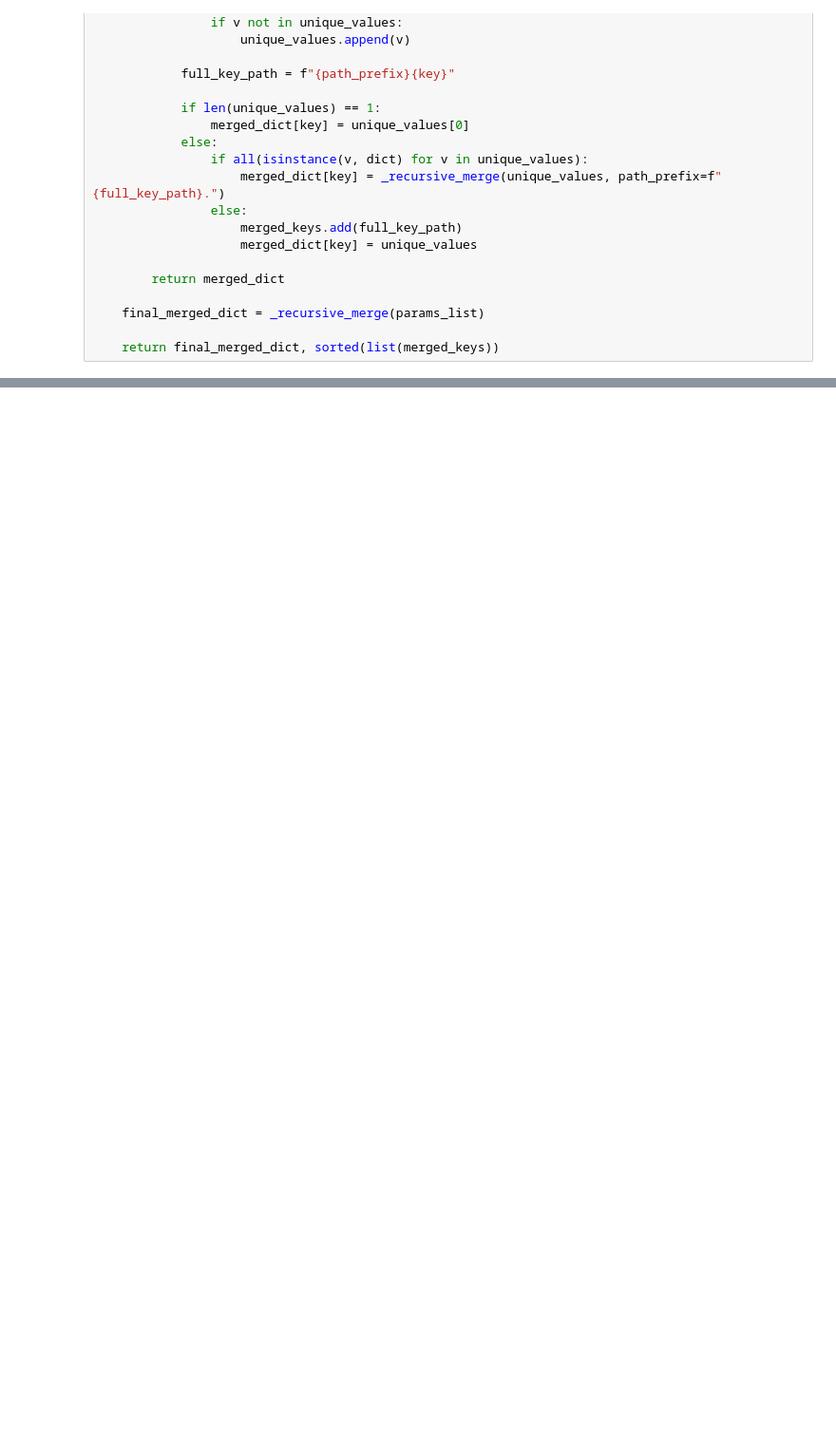
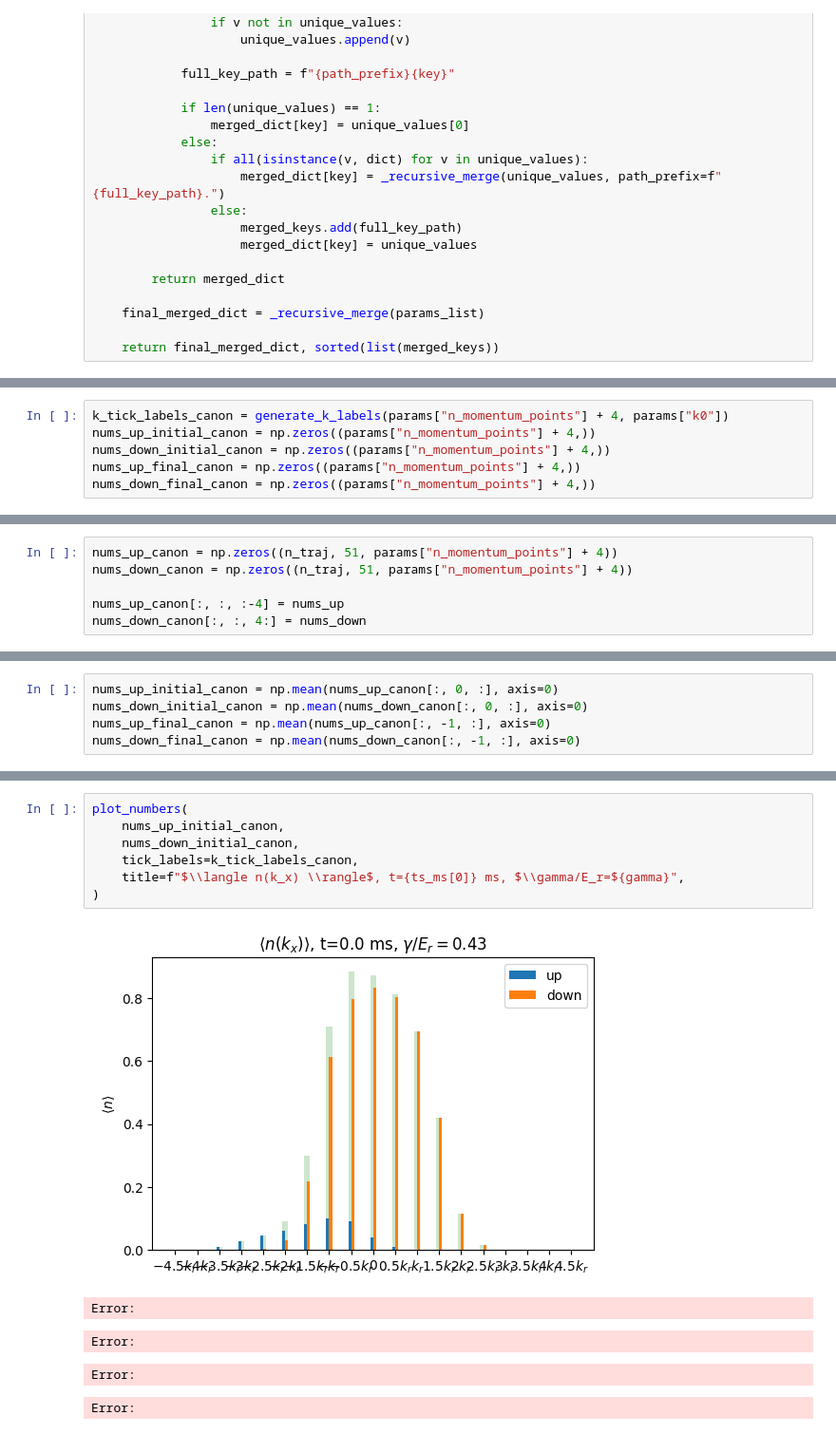
Before and after one commit to pco0511/yb-soc-two-body-loss, a Jupyter notebook: src/load_and_plot.ipynb, the cells around one changed output, grey strips where cells are left out. Shown at 95% size. Cells and saved outputs as stored; diff of their text form; blank space fills up the shorter version.

```diff
--- a/src/load_and_plot.ipynb
+++ b/src/load_and_plot.ipynb
@@ -211,0 +240,6 @@ for data_dir in DATA_SUBDIR_FULL:
+# %%
+k_tick_labels_canon = generate_k_labels(params["n_momentum_points"] + 4, params["k0"])
+nums_up_initial_canon = np.zeros((params["n_momentum_points"] + 4,))
+nums_down_initial_canon = np.zeros((params["n_momentum_points"] + 4,))
+nums_up_final_canon = np.zeros((params["n_momentum_points"] + 4,))
+nums_down_final_canon = np.zeros((params["n_momentum_points"] + 4,))
@@ -211,0 +251,6 @@ for data_dir in DATA_SUBDIR_FULL:
+# %%
+nums_up_canon = np.zeros((n_traj, 51, params["n_momentum_points"] + 4))
+nums_down_canon = np.zeros((n_traj, 51, params["n_momentum_points"] + 4))
+
+nums_up_canon[:, :, :-4] = nums_up
+nums_down_canon[:, :, 4:] = nums_down
@@ -211,0 +262,5 @@ for data_dir in DATA_SUBDIR_FULL:
+# %%
+nums_up_initial_canon = np.mean(nums_up_canon[:, 0, :], axis=0)
+nums_down_initial_canon = np.mean(nums_down_canon[:, 0, :], axis=0)
+nums_up_final_canon = np.mean(nums_up_canon[:, -1, :], axis=0)
+nums_down_final_canon = np.mean(nums_down_canon[:, -1, :], axis=0)
@@ -211,0 +294,13 @@ for data_dir in DATA_SUBDIR_FULL:
+# %%
+plot_numbers(
+    nums_up_initial_canon,
+    nums_down_initial_canon,
+    tick_labels=k_tick_labels_canon,
+    title=f"$\\langle n(k_x) \\rangle$, t={ts_ms[0]} ms, $\\gamma/E_r=${gamma}",
+)
+# %% [output]
+[figure, added]
+Error:
+Error:
+Error:
+Error:
```
Also changed, not shown: parts of 22 cells of this notebook, 1 other file.
